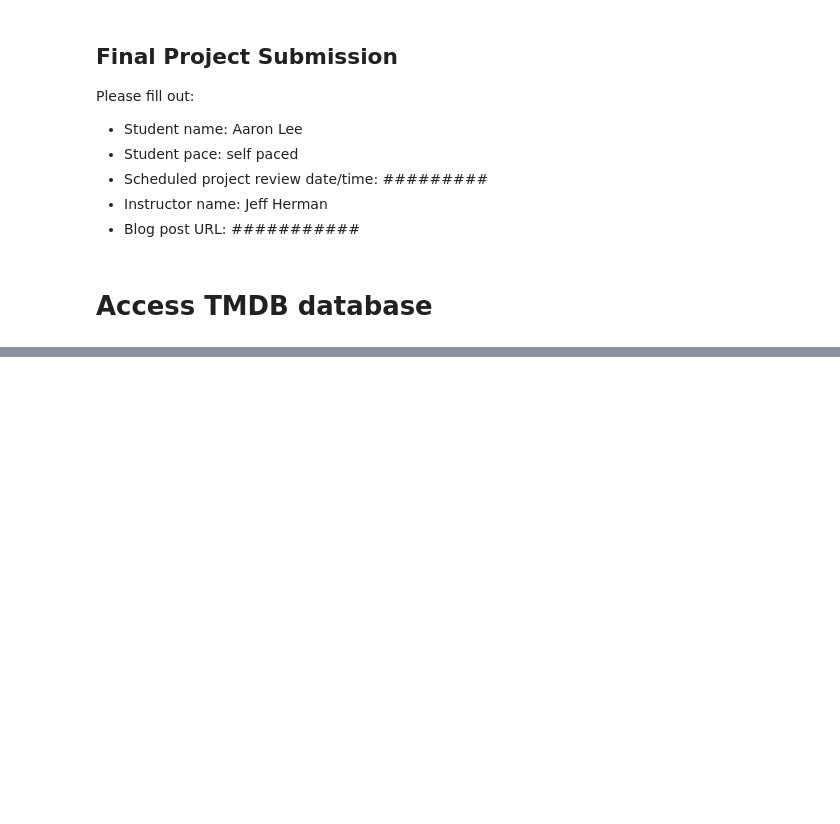
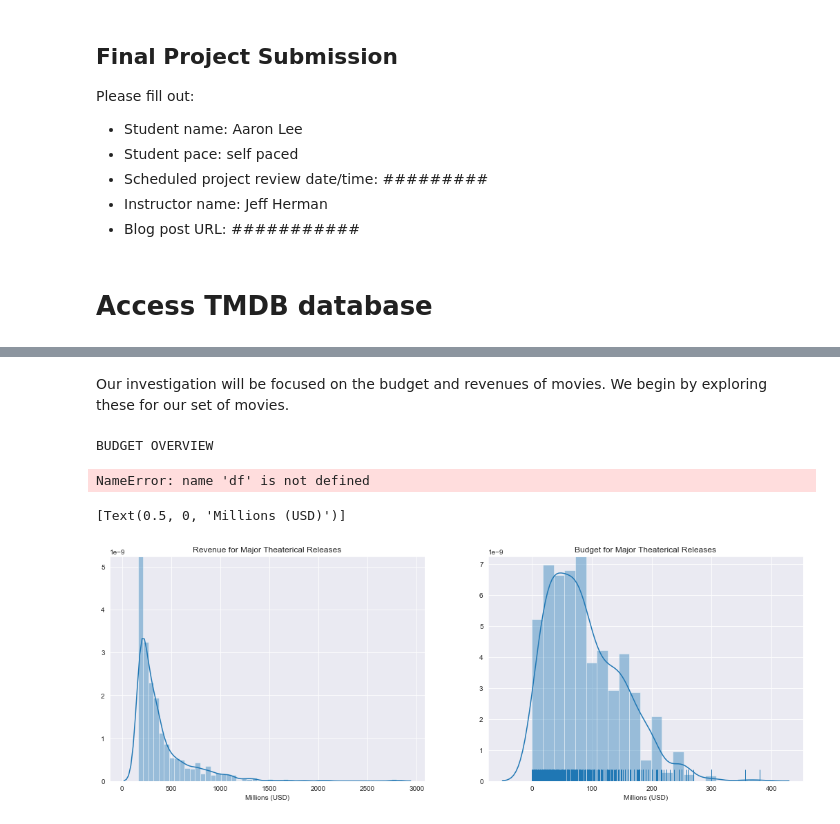
Before and after one commit to sciencelee/dsc-mod-1-project-v2-1-online-ds-sp-000, a Jupyter notebook: student.ipynb, the cells around one changed output, grey strips where cells are left out. Drawn from its saved outputs; the diff is of its cells as text; code cells hidden in the pictures; blank space fills up the shorter version.

```diff
--- a/student.ipynb
+++ b/student.ipynb
@@ -81,11 +99,8 @@ all_my_movies = movie_selection_response(sample_size, 2015, 2019)
 # %%
-all_my_movies[0]
+all_my_movies[0]  # look at data for first movie
 
 # lets grab all of the movie numbers
-movie_ids = []
+movie_ids = [movie['id'] for movie in all_my_movies]
 
-for movie in all_my_movies:
-    movie_ids.append(movie['id'])
-
-movie_ids
+movie_ids[:5]
 # %% [output]
@@ -169,0 +175,69 @@ import seaborn as sns
+# %% [markdown]
+Our investigation will be focused on the budget and revenues of movies.
+We begin by exploring these for our set of movies.
+# %%
+import matplotlib.pyplot as plt
+import seaborn as sns
+%matplotlib inline
+
+print("BUDGET OVERVIEW")
+print('Mean Budget: {:.2f} Million'.format(df['budget'].mean() / 1e6))
+print('Median Budget: {:.2f} Million'.format(df['budget'].median() / 1e6))
+print('First Quartile (25%): {:.2f} Million'.format(df['budget'].quantile(0.25) / 1e6))
+print("IQR (25-50%): {:.2f} Million".format((df['budget'].quantile(0.75) - df['budget'].quantile(0.25)) / 1e6))
+print("Std Dev: {:.2f} Million".format(df['budget'].std() / 1e6))
+
+print("\nREVENUE OVERVIEW")
+print('Mean Revenue: {:.2f} Million'.format(df['revenue'].mean() / 1e6))
+print('Median Revenue: {:.2f} Million'.format(df['revenue'].median() / 1e6))
+print('First Quartile (25%): {:.2f} Million'.format(df['revenue'].quantile(0.25) / 1e6))
+print("IQR (25-50%): {:.2f} Million".format((df['revenue'].quantile(0.75) - df['revenue'].quantile(0.25)) / 1e6))
+print("Std Dev: {:.2f} Million".format(df['revenue'].std() / 1e6))
+
+
+# df.info()
+# df.describe()
+# df['budget'].describe()
+# df['revenue'].describe()
+
+
+# df with just revenue and budget
+df_returns = df[['budget', 'revenue']].copy()
+
+sns.set_style('darkgrid')
+
+
+dims = (18, 6)
+
+df_returns.tail()
+
+#sns.boxplot(data=df_returns, palette='Reds')
+# xlabels = ['{:d}'.format(int(x/1000000)) for x in ax.get_xticks()]
+# ax.set_title("Revenue for Major Theaterical Releases")
+# ax.set_xticklabels(xlabels)
+# ax.set(xlabel='Millions (USD)')
+# %% [output]
+BUDGET OVERVIEW
+NameError: name 'df' is not defined
+# %%
+
+
+dims = (18, 6)
+fig, ax = plt.subplots(1, 2, figsize=dims)
+
+sns.distplot(df['revenue'], ax=ax[0])
+ax[0].set_title("Revenue for Major Theaterical Releases")
+xlabels = ['{:d}'.format(int(x/1000000)) for x in ax[0].get_xticks()]
+ax[0].set_xticklabels(xlabels)
+ax[0].set(xlabel='Millions (USD)')
+
+
+
+sns.distplot(df['budget'], ax=ax[1], rug=True)
+ax[1].set_title("Budget for Major Theaterical Releases")
+xlabels = ['{:d}'.format(int(x/1000000)) for x in ax[1].get_xticks()]
+ax[1].set_xticklabels(xlabels)
+ax[1].set(xlabel='Millions (USD)')
+# %% [output]
+[Text(0.5, 0, 'Millions (USD)')]
+[figure, added]
```
Also changed, not shown: parts of 16 cells of this notebook.
